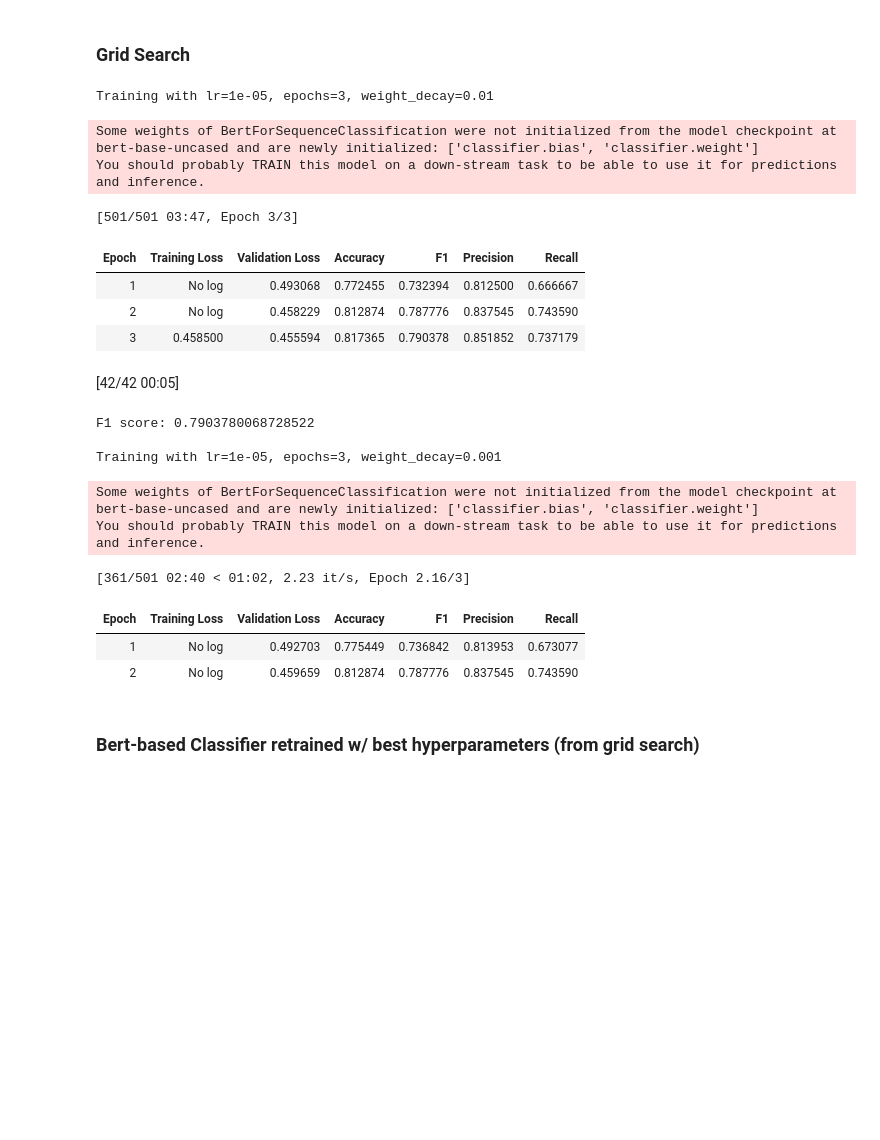
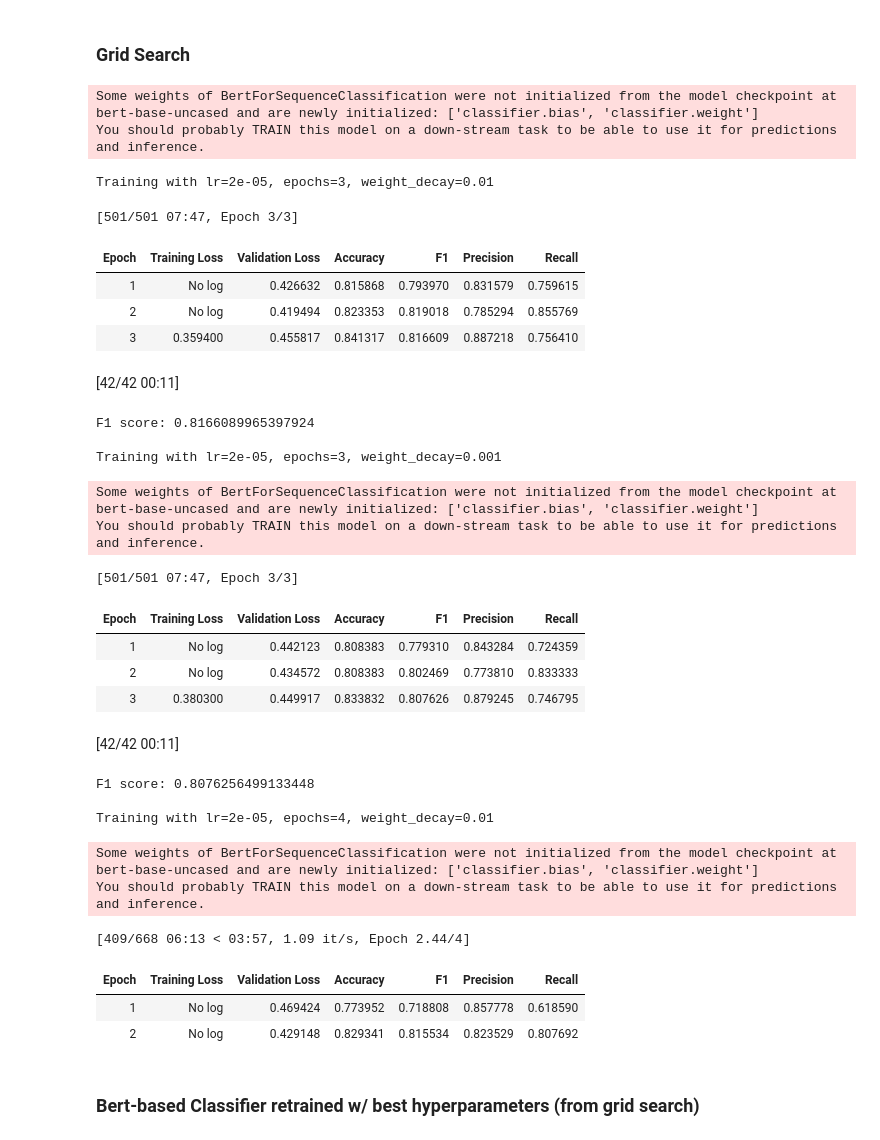
Before and after one commit to VridhiJ/CIS519, a Jupyter notebook: News_Source_Classification.ipynb, the cells around one changed output. Saved outputs shown, nothing was run; the diff lists cells and outputs as text; code cells hidden in the pictures; blank space fills up the shorter version.

Commit message:
bert grid search

```diff
--- a/News_Source_Classification.ipynb
+++ b/News_Source_Classification.ipynb
@@ -492,7 +492,7 @@ from transformers import (AutoModelForSequenceClassification, Trainer, TrainingA
 import numpy as np
 
 # define search space
-learning_rates = [1e-5, 2e-5, 3e-5, 5e-5]
+learning_rates = [2e-5, 3e-5, 5e-5]
 epochs = [3, 4, 5]
 weight_decays = [0.01, 0.001]
 
@@ -519,46 +519,57 @@ for lr in learning_rates:
 
       trainer = Trainer(
         model=model,
         args=training_args,
         train_dataset=train_dataset,
         eval_dataset=test_dataset,
         compute_metrics=compute_metrics
       )
 
       trainer.train()
       eval_results = trainer.evaluate()
       print("F1 score:", eval_results['eval_f1'])
 
       if eval_results['eval_f1'] > best_f1:
         best_f1 = eval_results['eval_f1']
         best_config = {
             "learning_rate": lr,
             "num_epochs": num_epochs,
             "weight_decay": wd,
             "eval_results": eval_results
         }
 
 print("\nBest configuration:")
 print(best_config)
 # %% [output]
-Training with lr=1e-05, epochs=3, weight_decay=0.01
+Some weights of BertForSequenceClassification were not initialized from the model checkpoint at bert-base-uncased and are newly initialized: ['classifier.bias', 'classifier.weight']
+You should probably TRAIN this model on a down-stream task to be able to use it for predictions and inference.
-Some weights of BertForSequenceClassification were not initialized from the model checkpoint at bert-base-uncased and are newly initialized: ['classifier.bias', 'classifier.weight']
-You should probably TRAIN this model on a down-stream task to be able to use it for predictions and inference.
+Training with lr=2e-05, epochs=3, weight_decay=0.01
-[501/501 03:47, Epoch 3/3]
+[501/501 07:47, Epoch 3/3]
 | Epoch | Training Loss | Validation Loss | Accuracy | F1 | Precision | Recall |
-| 1 | No log | 0.493068 | 0.772455 | 0.732394 | 0.812500 | 0.666667 |
-| 2 | No log | 0.458229 | 0.812874 | 0.787776 | 0.837545 | 0.743590 |
-| 3 | 0.458500 | 0.455594 | 0.817365 | 0.790378 | 0.851852 | 0.737179 |
+| 1 | No log | 0.426632 | 0.815868 | 0.793970 | 0.831579 | 0.759615 |
+| 2 | No log | 0.419494 | 0.823353 | 0.819018 | 0.785294 | 0.855769 |
+| 3 | 0.359400 | 0.455817 | 0.841317 | 0.816609 | 0.887218 | 0.756410 |
-[42/42 00:05]
+[42/42 00:11]
-F1 score: 0.7903780068728522
+F1 score: 0.8166089965397924
 
-Training with lr=1e-05, epochs=3, weight_decay=0.001
+Training with lr=2e-05, epochs=3, weight_decay=0.001
 Some weights of BertForSequenceClassification were not initialized from the model checkpoint at bert-base-uncased and are newly initialized: ['classifier.bias', 'classifier.weight']
 You should probably TRAIN this model on a down-stream task to be able to use it for predictions and inference.
-[361/501 02:40 < 01:02, 2.23 it/s, Epoch 2.16/3]
+[501/501 07:47, Epoch 3/3]
 | Epoch | Training Loss | Validation Loss | Accuracy | F1 | Precision | Recall |
-| 1 | No log | 0.492703 | 0.775449 | 0.736842 | 0.813953 | 0.673077 |
-| 2 | No log | 0.459659 | 0.812874 | 0.787776 | 0.837545 | 0.743590 |
+| 1 | No log | 0.442123 | 0.808383 | 0.779310 | 0.843284 | 0.724359 |
+| 2 | No log | 0.434572 | 0.808383 | 0.802469 | 0.773810 | 0.833333 |
+| 3 | 0.380300 | 0.449917 | 0.833832 | 0.807626 | 0.879245 | 0.746795 |
+[42/42 00:11]
+F1 score: 0.8076256499133448
+
+Training with lr=2e-05, epochs=4, weight_decay=0.01
+Some weights of BertForSequenceClassification were not initialized from the model checkpoint at bert-base-uncased and are newly initialized: ['classifier.bias', 'classifier.weight']
+You should probably TRAIN this model on a down-stream task to be able to use it for predictions and inference.
+[409/668 06:13 < 03:57, 1.09 it/s, Epoch 2.44/4]
+| Epoch | Training Loss | Validation Loss | Accuracy | F1 | Precision | Recall |
+| 1 | No log | 0.469424 | 0.773952 | 0.718808 | 0.857778 | 0.618590 |
+| 2 | No log | 0.429148 | 0.829341 | 0.815534 | 0.823529 | 0.807692 |
 # %% [markdown]
 ### Bert-based Classifier retrained w/ best hyperparameters (from grid search)
 # %% [markdown]
```
Also changed, not shown: 1 other file.
